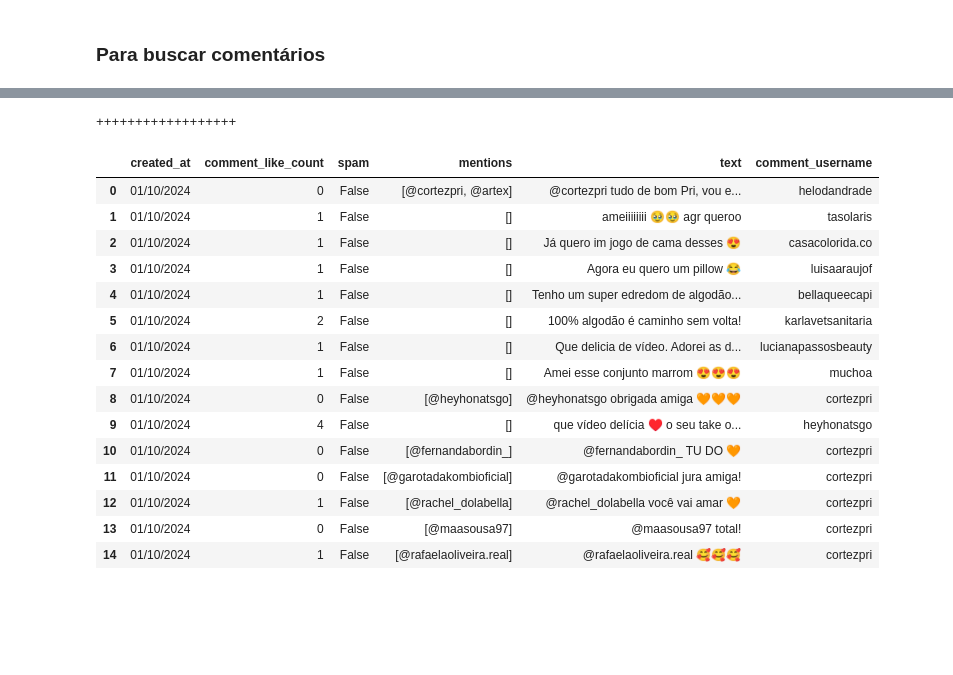
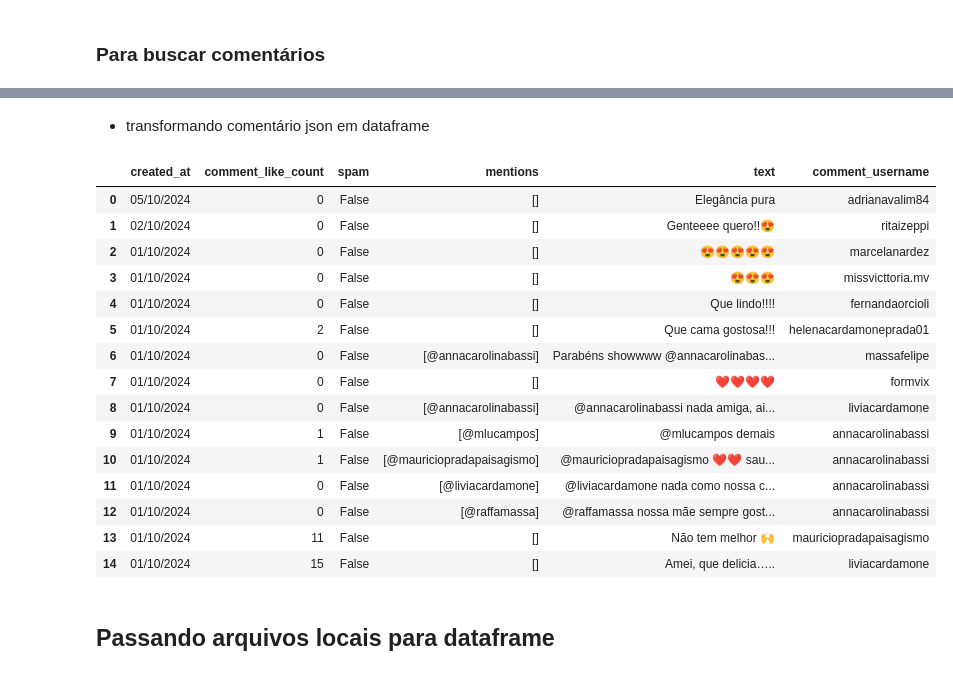
Before and after one commit to AmmoJailton/kpi-indicadores2, a Jupyter notebook: notebooks/discovery_posts_comments.ipynb, the cells around one changed output, grey strips where cells are left out. Saved outputs shown, nothing was run; the diff lists cells and outputs as text; code cells hidden in the pictures; blank space fills up the shorter version.

```diff
--- a/notebooks/discovery_posts_comments.ipynb
+++ b/notebooks/discovery_posts_comments.ipynb
@@ -519,27 +501,32 @@ None
+# %% [markdown]
+- transformando comentário json em dataframe
 # %%
 import pandas as pd
-code = 'DAmG4ZLPdkq'
-username='artex'
-filename_comments=f'./comments_responses/{username}_2_{code}_comments'
-mock_comments_response = mock_posts_response(url=filename_comments, headers=headers, params=posts_querystring)
+
+code = 'DAlITXoOGlq'
+username = 'trussardioficial'
+
+filename_comments=f'./comments_responses/{username}_1_{code}_comments'
+mock_comments_response = load_response_from_json(filename=filename_comments)
 parsed_response: InstagramPostResponse = formater.parse_response_to_comments_obj(mock_comments_response)
 df = pd.DataFrame(parsed_response.data.items)
 df
 # %% [output]
-++++++++++++++++++
 |  | created_at | comment_like_count | spam | mentions | text | comment_username |
-| 0 | 01/10/2024 | 0 | False | [@cortezpri, @artex] | @cortezpri tudo de bom Pri, vou e... | helodandrade |
-| 1 | 01/10/2024 | 1 | False | [] | ameiiiiiiii 🥹🥹 agr queroo | tasolaris |
-| 2 | 01/10/2024 | 1 | False | [] | Já quero im jogo de cama desses 😍 | casacolorida.co |
-| 3 | 01/10/2024 | 1 | False | [] | Agora eu quero um pillow 😂 | luisaaraujof |
-| 4 | 01/10/2024 | 1 | False | [] | Tenho um super edredom de algodão... | bellaqueecapi |
-| 5 | 01/10/2024 | 2 | False | [] | 100% algodão é caminho sem volta! | karlavetsanitaria |
-| 6 | 01/10/2024 | 1 | False | [] | Que delicia de vídeo. Adorei as d... | lucianapassosbeauty |
-| 7 | 01/10/2024 | 1 | False | [] | Amei esse conjunto marrom 😍😍😍 | muchoa |
-| 8 | 01/10/2024 | 0 | False | [@heyhonatsgo] | @heyhonatsgo obrigada amiga 🧡🧡🧡 | cortezpri |
-| 9 | 01/10/2024 | 4 | False | [] | que vídeo delícia ♥️ o seu take o... | heyhonatsgo |
-| 10 | 01/10/2024 | 0 | False | [@fernandabordin_] | @fernandabordin_ TU DO 🧡 | cortezpri |
-| 11 | 01/10/2024 | 0 | False | [@garotadakombioficial] | @garotadakombioficial jura amiga! | cortezpri |
-| 12 | 01/10/2024 | 1 | False | [@rachel_dolabella] | @rachel_dolabella você vai amar 🧡 | cortezpri |
-| 13 | 01/10/2024 | 0 | False | [@maasousa97] | @maasousa97 total! | cortezpri |
-| 14 | 01/10/2024 | 1 | False | [@rafaelaoliveira.real] | @rafaelaoliveira.real 🥰🥰🥰 | cortezpri |
+| 0 | 05/10/2024 | 0 | False | [] | Elegância pura | adrianavalim84 |
+| 1 | 02/10/2024 | 0 | False | [] | Genteeee quero!!😍 | ritaizeppi |
+| 2 | 01/10/2024 | 0 | False | [] | 😍😍😍😍😍 | marcelanardez |
+| 3 | 01/10/2024 | 0 | False | [] | 😍😍😍 | missvicttoria.mv |
+| 4 | 01/10/2024 | 0 | False | [] | Que lindo!!!! | fernandaorcioli |
+| 5 | 01/10/2024 | 2 | False | [] | Que cama gostosa!!! | helenacardamoneprada01 |
+| 6 | 01/10/2024 | 0 | False | [@annacarolinabassi] | Parabéns showwww @annacarolinabas... | massafelipe |
+| 7 | 01/10/2024 | 0 | False | [] | ❤️❤️❤️❤️ | formvix |
+| 8 | 01/10/2024 | 0 | False | [@annacarolinabassi] | @annacarolinabassi nada amiga, ai... | liviacardamone |
+| 9 | 01/10/2024 | 1 | False | [@mlucampos] | @mlucampos demais | annacarolinabassi |
+| 10 | 01/10/2024 | 1 | False | [@mauriciopradapaisagismo] | @mauriciopradapaisagismo ❤️❤️ sau... | annacarolinabassi |
+| 11 | 01/10/2024 | 0 | False | [@liviacardamone] | @liviacardamone nada como nossa c... | annacarolinabassi |
+| 12 | 01/10/2024 | 0 | False | [@raffamassa] | @raffamassa nossa mãe sempre gost... | annacarolinabassi |
+| 13 | 01/10/2024 | 11 | False | [] | Não tem melhor 🙌 | mauriciopradapaisagismo |
+| 14 | 01/10/2024 | 15 | False | [] | Amei, que delicia….. | liviacardamone |
+# %% [markdown]
+## Passando arquivos locais para dataframe
```
Also changed, not shown: parts of 18 cells of this notebook, 1 other file.
